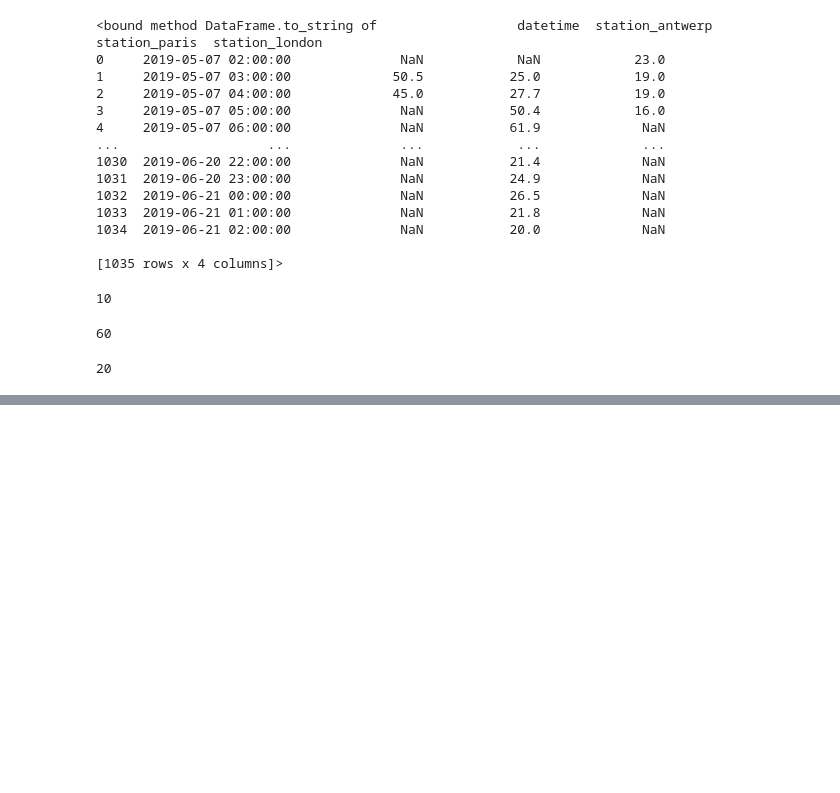
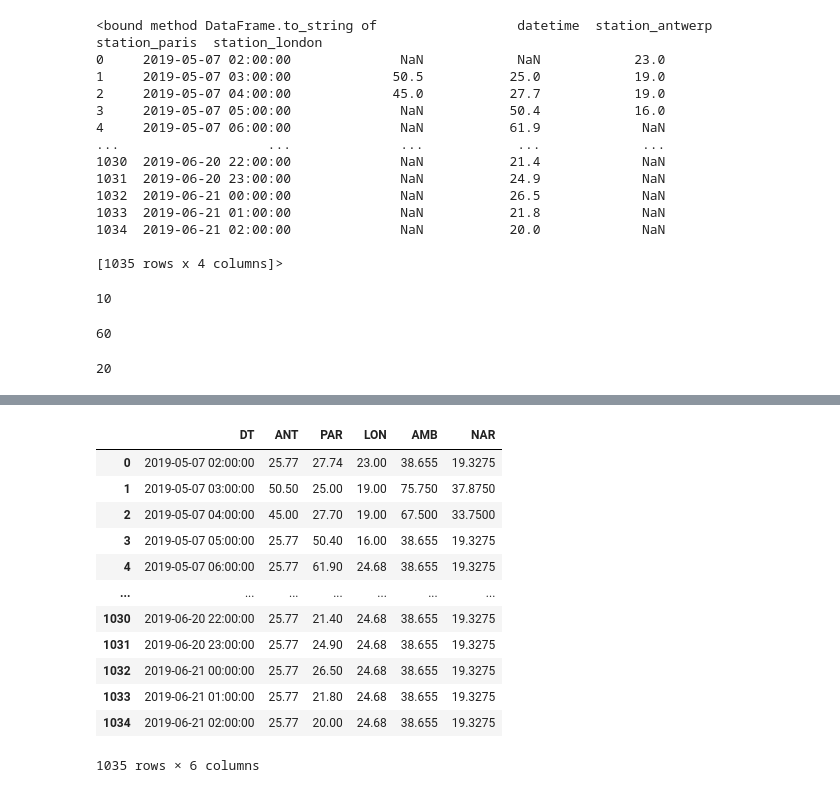
Before and after one commit to Digvijay1000/Pandas, a Jupyter notebook: Digvi_Practice_Pandas.ipynb, the cells around one changed output, grey strips where cells are left out. Cells and saved outputs as stored; diff of their text form; code cells hidden in the pictures; blank space fills up the shorter version.

```diff
--- a/Digvi_Practice_Pandas.ipynb
+++ b/Digvi_Practice_Pandas.ipynb
@@ -1417,0 +1548,27 @@ pd.options.display.max_columns
+# %%
+ndf = df.rename(columns={
+    'datetime':'DT',
+    'station_antwerp':'ANT',
+    'station_paris': 'PAR',
+    'station_london' : 'LON',
+    'st_ambak':'AMB',
+    'st_narhe':'NAR'
+})
+# %%
+columns = df.columns
+ndf=ndf.rename(columns=str.upper)
+ndf
+# %% [output]
+|  | DT | ANT | PAR | LON | AMB | NAR |
+| 0 | 2019-05-07 02:00:00 | 25.77 | 27.74 | 23.00 | 38.655 | 19.3275 |
+| 1 | 2019-05-07 03:00:00 | 50.50 | 25.00 | 19.00 | 75.750 | 37.8750 |
+| 2 | 2019-05-07 04:00:00 | 45.00 | 27.70 | 19.00 | 67.500 | 33.7500 |
+| 3 | 2019-05-07 05:00:00 | 25.77 | 50.40 | 16.00 | 38.655 | 19.3275 |
+| 4 | 2019-05-07 06:00:00 | 25.77 | 61.90 | 24.68 | 38.655 | 19.3275 |
+| ... | ... | ... | ... | ... | ... | ... |
+| 1030 | 2019-06-20 22:00:00 | 25.77 | 21.40 | 24.68 | 38.655 | 19.3275 |
+| 1031 | 2019-06-20 23:00:00 | 25.77 | 24.90 | 24.68 | 38.655 | 19.3275 |
+| 1032 | 2019-06-21 00:00:00 | 25.77 | 26.50 | 24.68 | 38.655 | 19.3275 |
+| 1033 | 2019-06-21 01:00:00 | 25.77 | 21.80 | 24.68 | 38.655 | 19.3275 |
+| 1034 | 2019-06-21 02:00:00 | 25.77 | 20.00 | 24.68 | 38.655 | 19.3275 |
+1035 rows × 6 columns
```
Also changed, not shown: parts of 36 cells of this notebook.
